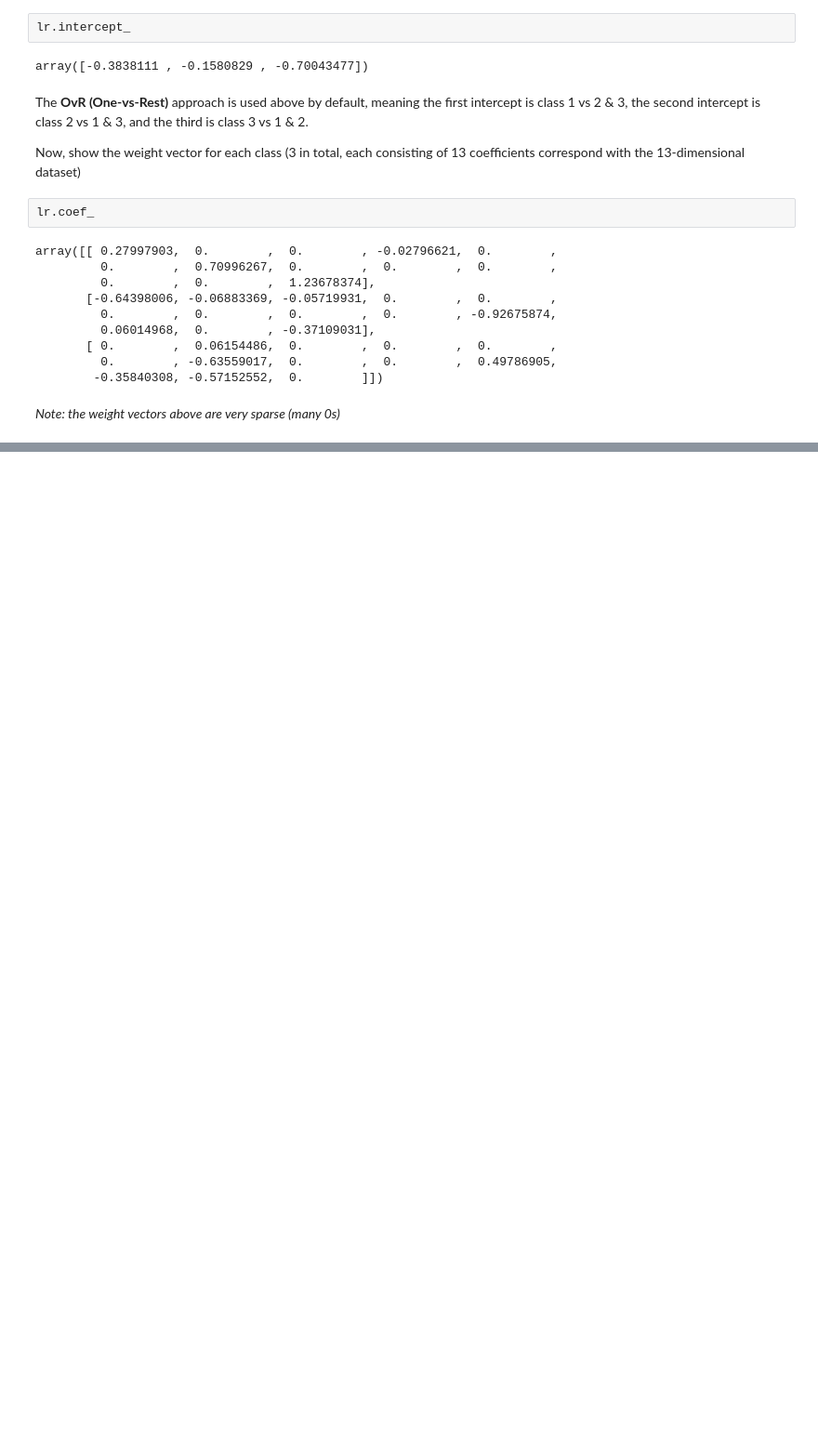
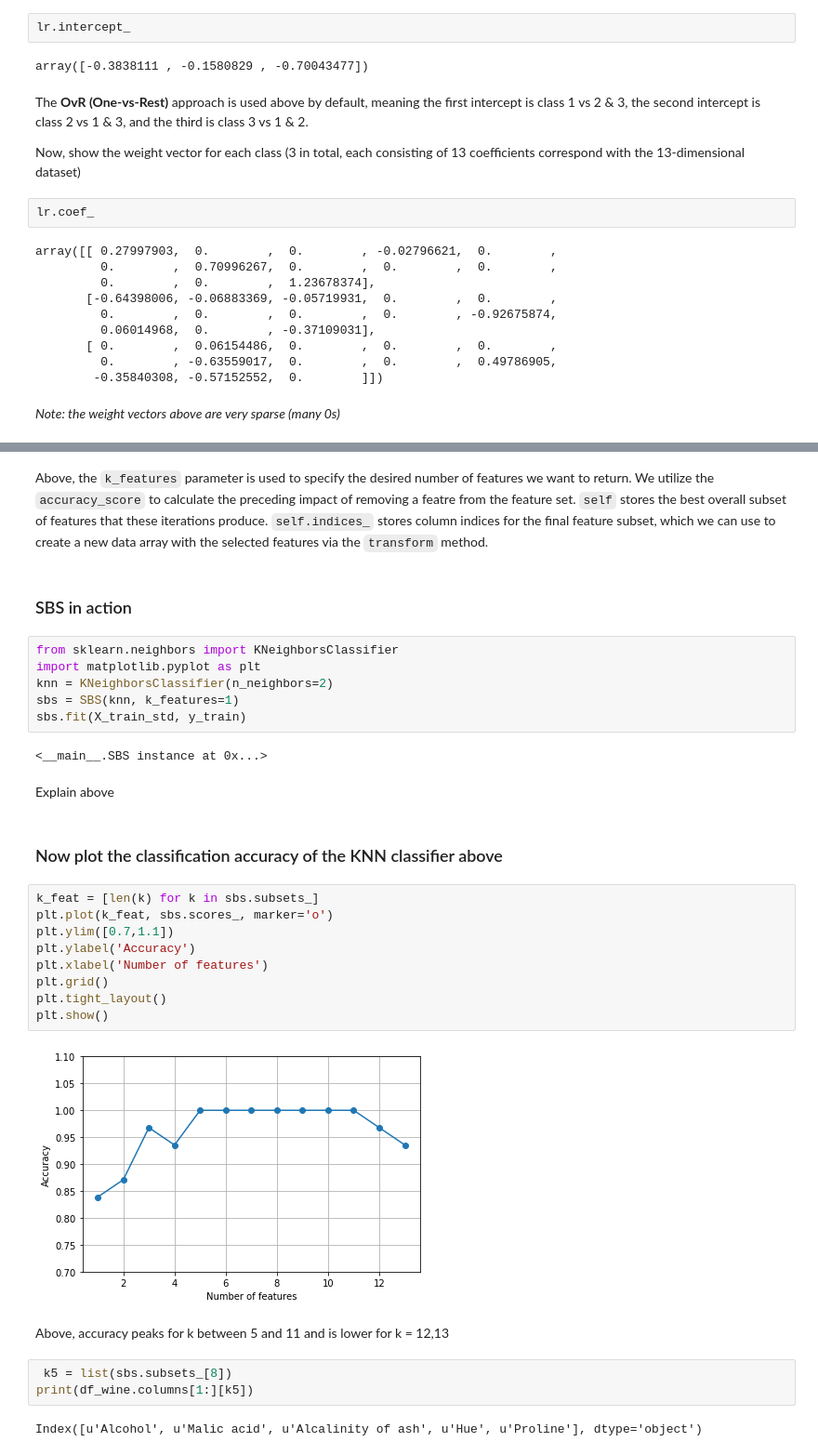
Before and after one commit to rustymccloud/samu, a Jupyter notebook: raschka/4-data-prep.ipynb, the cells around one changed output, grey strips where cells are left out. Shown: that part at 93% size. Drawn from its saved outputs; the diff is of its cells as text; blank space fills up the shorter version.

```diff
--- a/raschka/4-data-prep.ipynb
+++ b/raschka/4-data-prep.ipynb
@@ -310,0 +424,34 @@ array([[ 0.27997903,  0.        ,  0.        , -0.02796621,  0.        ,
+# %% [markdown]
+Above, the `k_features` parameter is used to specify the desired number of features we want to return. We utilize the `accuracy_score` to calculate the preceding impact of removing a featre from the feature set. `self` stores the best overall subset of features that these iterations produce. `self.indices_` stores column indices for the final feature subset, which we can use to create a new data array with the selected features via the `transform` method.
+# %% [markdown]
+### SBS in action
+# %%
+from sklearn.neighbors import KNeighborsClassifier
+import matplotlib.pyplot as plt
+knn = KNeighborsClassifier(n_neighbors=2)
+sbs = SBS(knn, k_features=1)
+sbs.fit(X_train_std, y_train)
+# %% [output]
+<__main__.SBS instance at 0x...>
+# %% [markdown]
+Explain above
+# %% [markdown]
+### Now plot the classification accuracy of the KNN classifier above
+# %%
+k_feat = [len(k) for k in sbs.subsets_]
+plt.plot(k_feat, sbs.scores_, marker='o')
+plt.ylim([0.7,1.1])
+plt.ylabel('Accuracy')
+plt.xlabel('Number of features')
+plt.grid()
+plt.tight_layout()
+plt.show()
+# %% [output]
+[figure, added]
+# %% [markdown]
+Above, accuracy peaks for k between 5 and 11 and is lower for k = 12,13
+# %%
+ k5 = list(sbs.subsets_[8])
+print(df_wine.columns[1:][k5])
+# %% [output]
+Index([u'Alcohol', u'Malic acid', u'Alcalinity of ash', u'Hue', u'Proline'], dtype='object')
```
Also changed, not shown: parts of 12 cells of this notebook.
